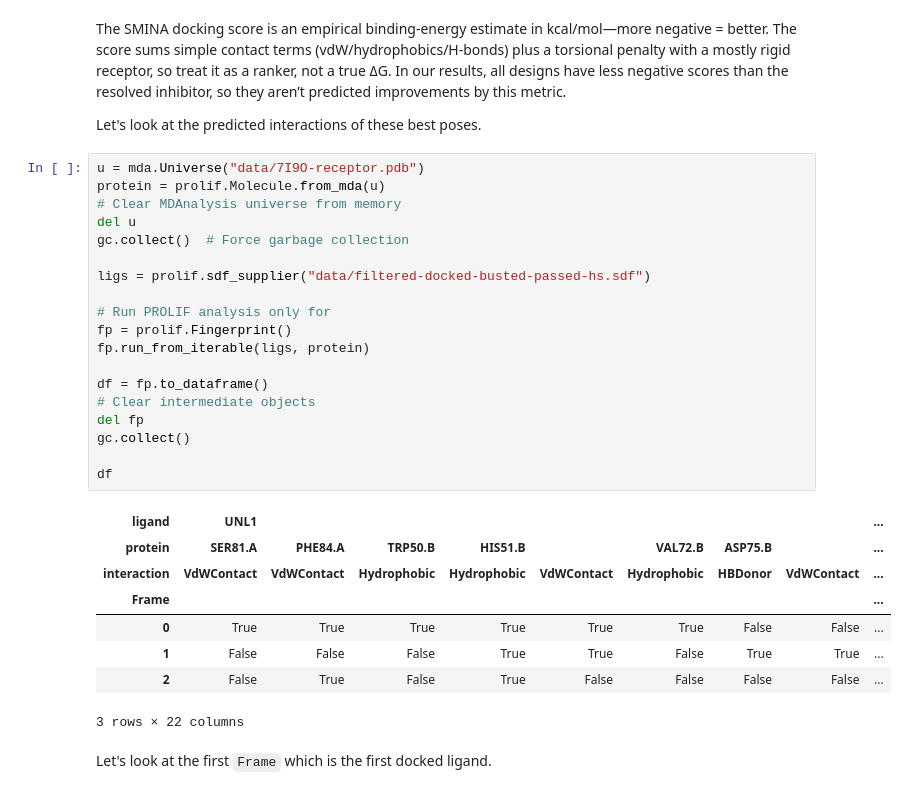
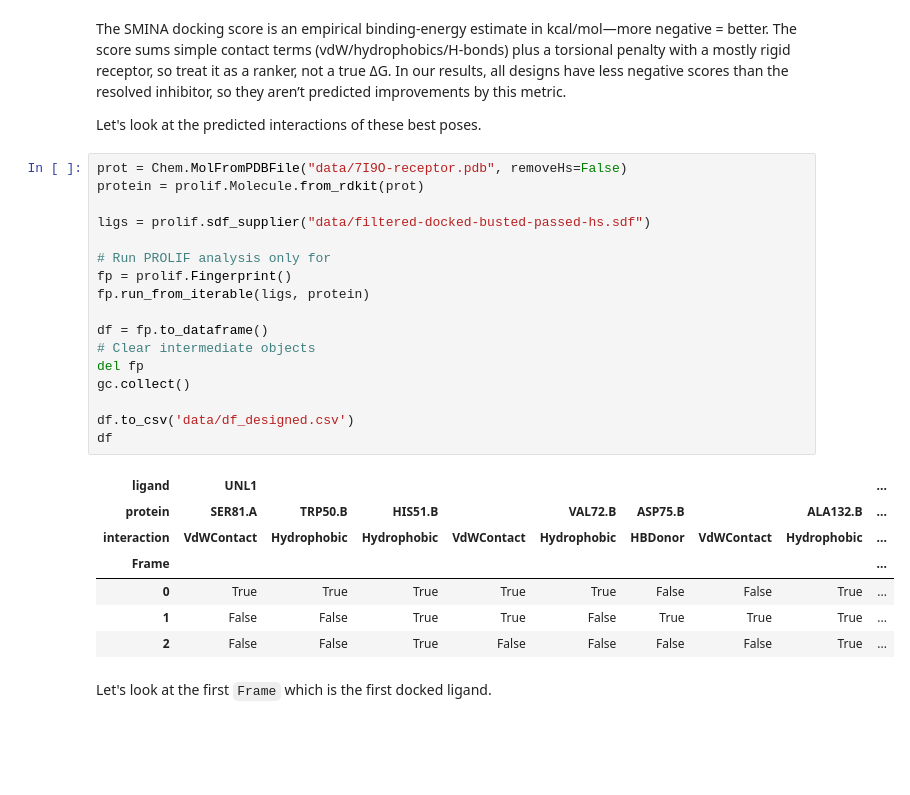
Before and after one commit to oxpig/dtc-struc-bio-smolecules, a Jupyter notebook: 3_zika_example_workflow.ipynb, the cells around one changed output. Drawn from its saved outputs; the diff is of its cells as text; blank space fills up the shorter version.

Commit message:
running prolif

```diff
--- a/3_zika_example_workflow.ipynb
+++ b/3_zika_example_workflow.ipynb
@@ -788,33 +819,30 @@ The SMINA docking score is an empirical binding-energy estimate in kcal/mol—mo
 
 Let's look at the predicted interactions of these best poses.
 # %%
-u = mda.Universe("data/7I9O-receptor.pdb")
-protein = prolif.Molecule.from_mda(u)
-# Clear MDAnalysis universe from memory
-del u
-gc.collect()  # Force garbage collection
+prot = Chem.MolFromPDBFile("data/7I9O-receptor.pdb", removeHs=False)
+protein = prolif.Molecule.from_rdkit(prot)
 
 ligs = prolif.sdf_supplier("data/filtered-docked-busted-passed-hs.sdf")
 
 # Run PROLIF analysis only for
 fp = prolif.Fingerprint()
 fp.run_from_iterable(ligs, protein)
 
 df = fp.to_dataframe()
 # Clear intermediate objects
 del fp
 gc.collect()
 
+df.to_csv('data/df_designed.csv')
 df
 # %% [output]
 | ligand | UNL1 |  |  |  |  |  |  |  | ... |
-| protein | SER81.A | PHE84.A | TRP50.B | HIS51.B |  | VAL72.B | ASP75.B |  | ... |
-| interaction | VdWContact | VdWContact | Hydrophobic | Hydrophobic | VdWContact | Hydrophobic | HBDonor | VdWContact | ... |
+| protein | SER81.A | TRP50.B | HIS51.B |  | VAL72.B | ASP75.B |  | ALA132.B | ... |
+| interaction | VdWContact | Hydrophobic | Hydrophobic | VdWContact | Hydrophobic | HBDonor | VdWContact | Hydrophobic | ... |
 | Frame |  |  |  |  |  |  |  |  | ... |
-| 0 | True | True | True | True | True | True | False | False | ... |
-| 1 | False | False | False | True | True | False | True | True | ... |
-| 2 | False | True | False | True | False | False | False | False | ... |
+| 0 | True | True | True | True | True | False | False | True | ... |
+| 1 | False | False | True | True | False | True | True | True | ... |
+| 2 | False | False | True | False | False | False | False | True | ... |
-3 rows × 22 columns
 # %% [markdown]
 Let's look at the first `Frame` which is the first docked ligand.
 # %%
```
Also changed, not shown: parts of 15 cells of this notebook, 3 other files.
